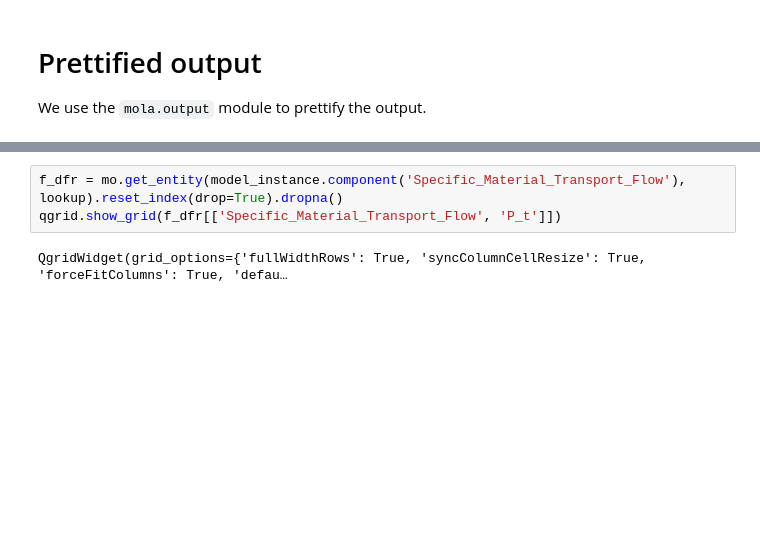
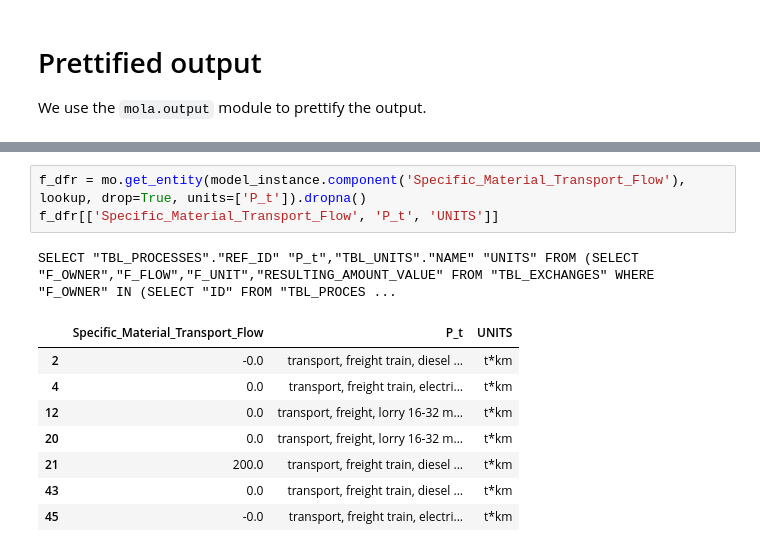
Before and after one commit to MGuo-Lab/LCA, a Jupyter notebook: notebooks/Toy_Problem_C1_Orange_Juice.ipynb, the cells around one changed output, grey strips where cells are left out. Saved outputs shown, nothing was run; the diff lists cells and outputs as text; blank space fills up the shorter version.

```diff
--- a/notebooks/Toy_Problem_C1_Orange_Juice.ipynb
+++ b/notebooks/Toy_Problem_C1_Orange_Juice.ipynb
@@ -351,6 +356,14 @@ QgridWidget(grid_options={'fullWidthRows': True, 'syncColumnCellResize': True, '
 # %%
-f_dfr = mo.get_entity(model_instance.component('Specific_Material_Transport_Flow'), lookup).reset_index(drop=True).dropna()
-qgrid.show_grid(f_dfr[['Specific_Material_Transport_Flow', 'P_t']])
+f_dfr = mo.get_entity(model_instance.component('Specific_Material_Transport_Flow'), lookup, drop=True, units=['P_t']).dropna()
+f_dfr[['Specific_Material_Transport_Flow', 'P_t', 'UNITS']]
 # %% [output]
-QgridWidget(grid_options={'fullWidthRows': True, 'syncColumnCellResize': True, 'forceFitColumns': True, 'defau…
+SELECT "TBL_PROCESSES"."REF_ID" "P_t","TBL_UNITS"."NAME" "UNITS" FROM (SELECT "F_OWNER","F_FLOW","F_UNIT","RESULTING_AMOUNT_VALUE" FROM "TBL_EXCHANGES" WHERE "F_OWNER" IN (SELECT "ID" FROM "TBL_PROCES ...
+|  | Specific_Material_Transport_Flow | P_t | UNITS |
+| 2 | -0.0 | transport, freight train, diesel ... | t*km |
+| 4 | 0.0 | transport, freight train, electri... | t*km |
+| 12 | 0.0 | transport, freight, lorry 16-32 m... | t*km |
+| 20 | 0.0 | transport, freight, lorry 16-32 m... | t*km |
+| 21 | 200.0 | transport, freight train, diesel ... | t*km |
+| 43 | 0.0 | transport, freight train, diesel ... | t*km |
+| 45 | -0.0 | transport, freight train, electri... | t*km |
 # %%
```
Also changed, not shown: parts of 7 cells of this notebook, 22 other files.
